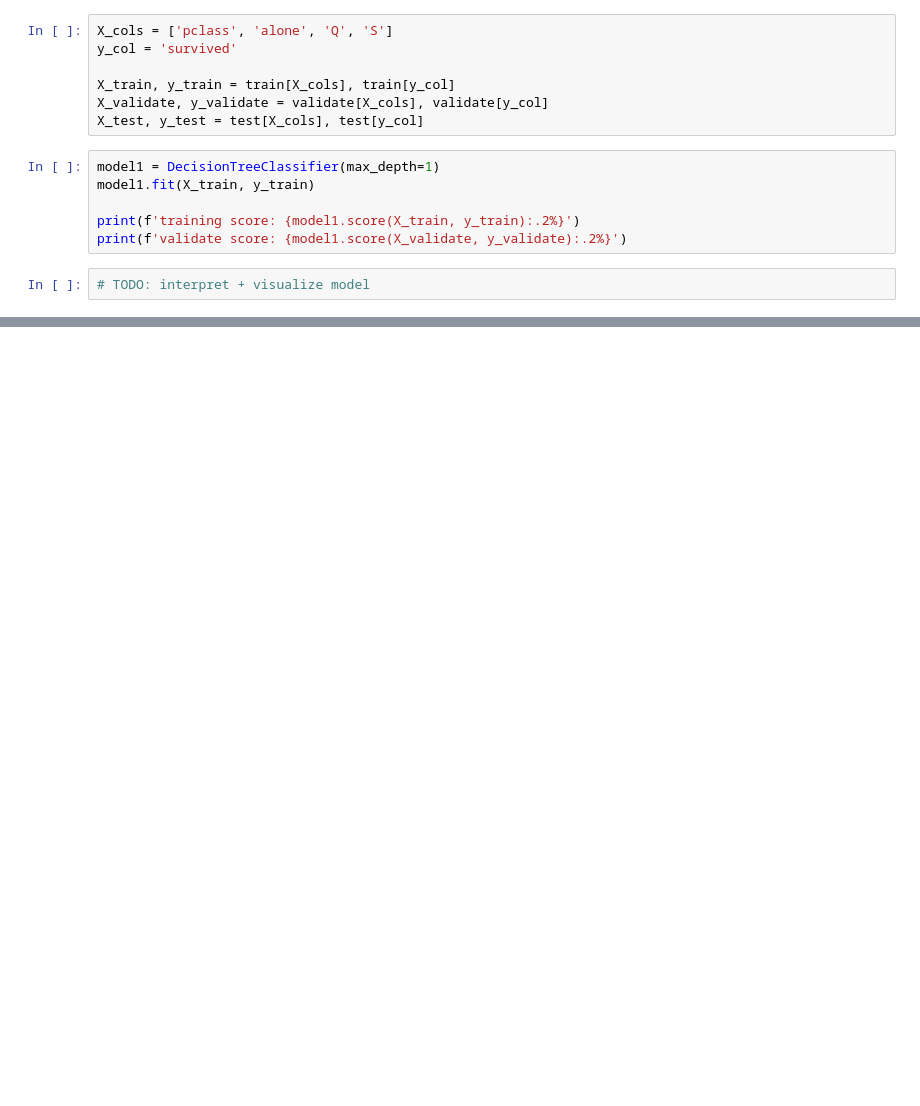
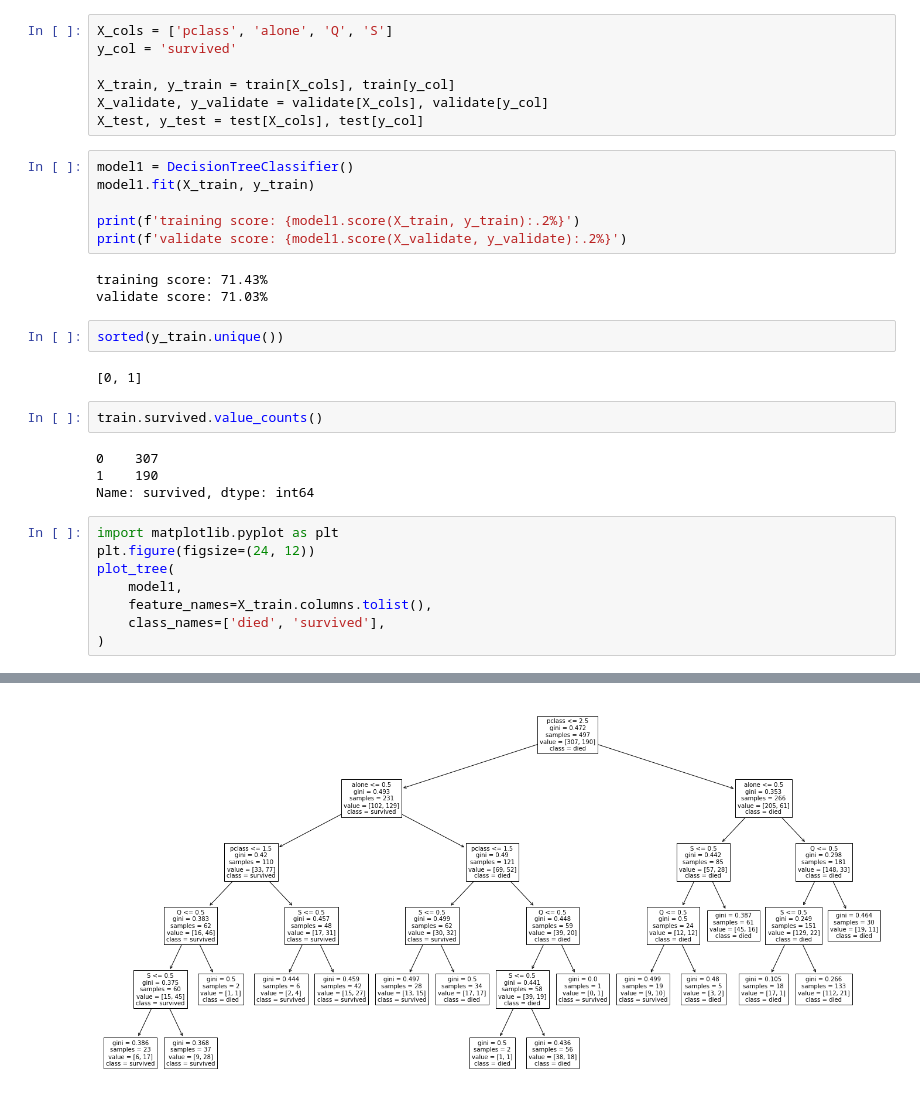
Before and after one commit to CodeupClassroom/florence-classification-exercises, a Jupyter notebook: decision_tree_lesson.ipynb, the cells around one changed output, grey strips where cells are left out. Drawn from its saved outputs; the diff is of its cells as text; blank space fills up the shorter version.

```diff
--- a/decision_tree_lesson.ipynb
+++ b/decision_tree_lesson.ipynb
@@ -58,10 +97,30 @@ X_train, y_train = train[X_cols], train[y_col]
 X_validate, y_validate = validate[X_cols], validate[y_col]
 X_test, y_test = test[X_cols], test[y_col]
 # %%
-model1 = DecisionTreeClassifier(max_depth=1)
+model1 = DecisionTreeClassifier()
 model1.fit(X_train, y_train)
 
 print(f'training score: {model1.score(X_train, y_train):.2%}')
 print(f'validate score: {model1.score(X_validate, y_validate):.2%}')
+# %% [output]
+training score: 71.43%
+validate score: 71.03%
+# %%
+sorted(y_train.unique())
+# %% [output]
+[0, 1]
+# %%
+train.survived.value_counts()
+# %% [output]
+0    307
+1    190
+Name: survived, dtype: int64
 # %%
-# TODO: interpret + visualize model
+import matplotlib.pyplot as plt
+plt.figure(figsize=(24, 12))
+plot_tree(
+    model1,
+    feature_names=X_train.columns.tolist(),
+    class_names=['died', 'survived'],
+)
+# %% [output]
@@ -68,2 +144,3 @@ print(f'validate score: {model1.score(X_validate, y_validate):.2%}')
+[figure, added]
 # %%
 # TODO: create additional models
```
Also changed, not shown: parts of 11 cells of this notebook.
